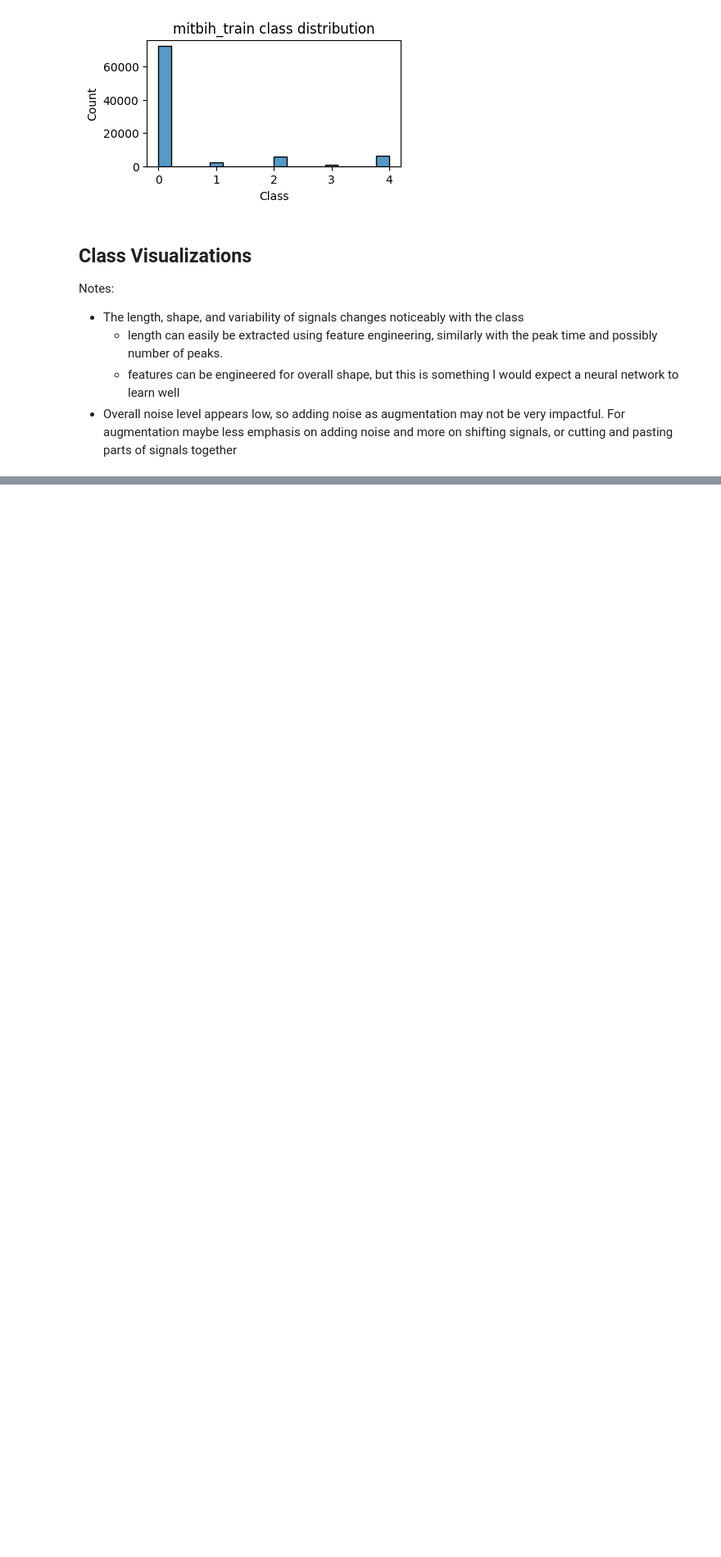
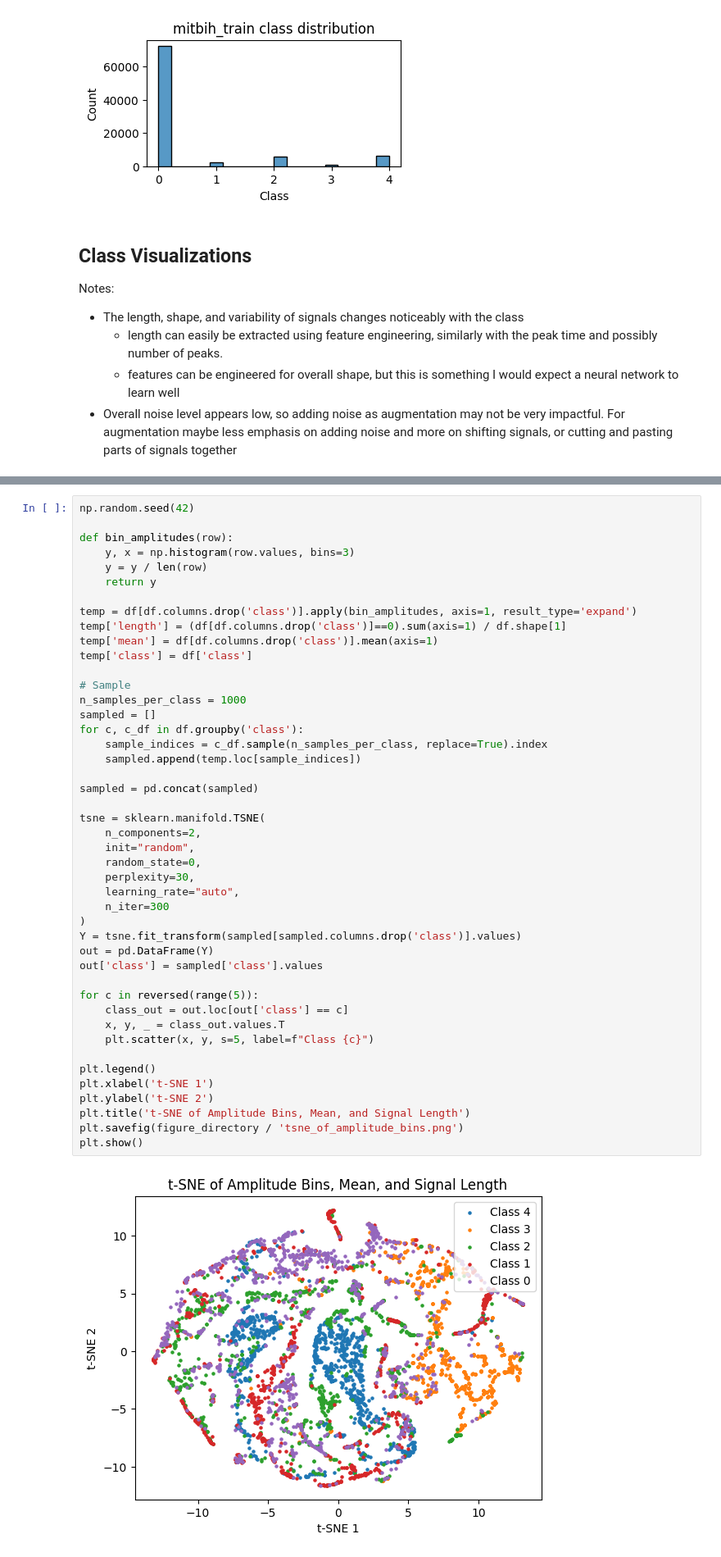
Before and after one commit to A-Telfer/telfer-ecg-heartbeat-categorization-task, a Jupyter notebook: notebooks/1.0-telfer-exploratory-data-analysis.ipynb, the cells around one changed output, grey strips where cells are left out. Shown: that part at 82% size. Drawn from its saved outputs; the diff is of its cells as text; blank space fills up the shorter version.

```diff
--- a/notebooks/1.0-telfer-exploratory-data-analysis.ipynb
+++ b/notebooks/1.0-telfer-exploratory-data-analysis.ipynb
@@ -146,0 +250,47 @@ for key, df in dfs.items():
+# %%
+np.random.seed(42)
+
+def bin_amplitudes(row):
+    y, x = np.histogram(row.values, bins=3)
+    y = y / len(row)
+    return y
+
+temp = df[df.columns.drop('class')].apply(bin_amplitudes, axis=1, result_type='expand')
+temp['length'] = (df[df.columns.drop('class')]==0).sum(axis=1) / df.shape[1]
+temp['mean'] = df[df.columns.drop('class')].mean(axis=1)
+temp['class'] = df['class']
+
+# Sample
+n_samples_per_class = 1000
+sampled = []
+for c, c_df in df.groupby('class'):
+    sample_indices = c_df.sample(n_samples_per_class, replace=True).index
+    sampled.append(temp.loc[sample_indices])
+
+sampled = pd.concat(sampled)
+
+tsne = sklearn.manifold.TSNE(
+    n_components=2,
+    init="random",
+    random_state=0,
+    perplexity=30,
+    learning_rate="auto",
+    n_iter=300
+)
+Y = tsne.fit_transform(sampled[sampled.columns.drop('class')].values)
+out = pd.DataFrame(Y)
+out['class'] = sampled['class'].values
+
+for c in reversed(range(5)):
+    class_out = out.loc[out['class'] == c]
+    x, y, _ = class_out.values.T
+    plt.scatter(x, y, s=5, label=f"Class {c}")
+
+plt.legend()
+plt.xlabel('t-SNE 1')
+plt.ylabel('t-SNE 2')
+plt.title('t-SNE of Amplitude Bins, Mean, and Signal Length')
+plt.savefig(figure_directory / 'tsne_of_amplitude_bins.png')
+plt.show()
+# %% [output]
+[figure, added]
```
Also changed, not shown: parts of 11 cells of this notebook, 2 other files.
